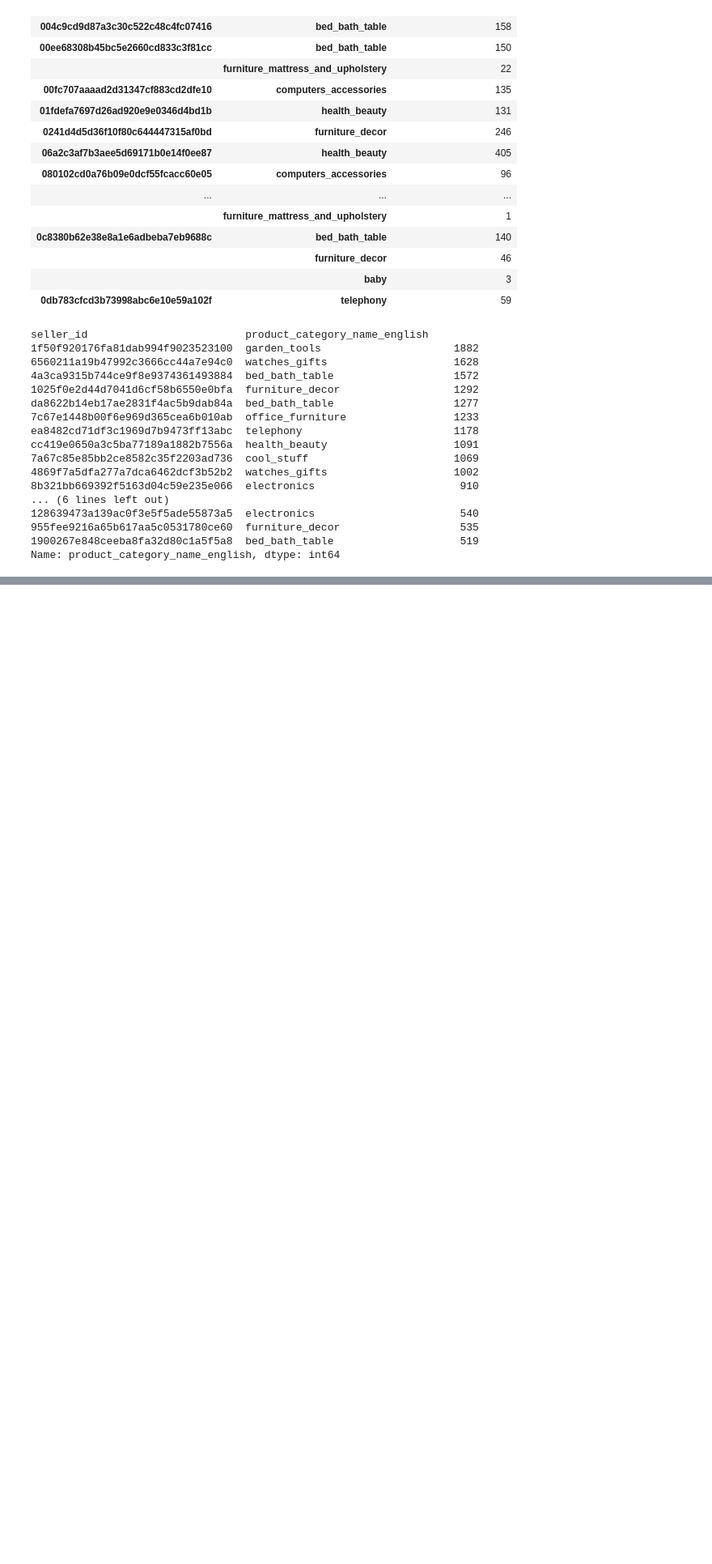
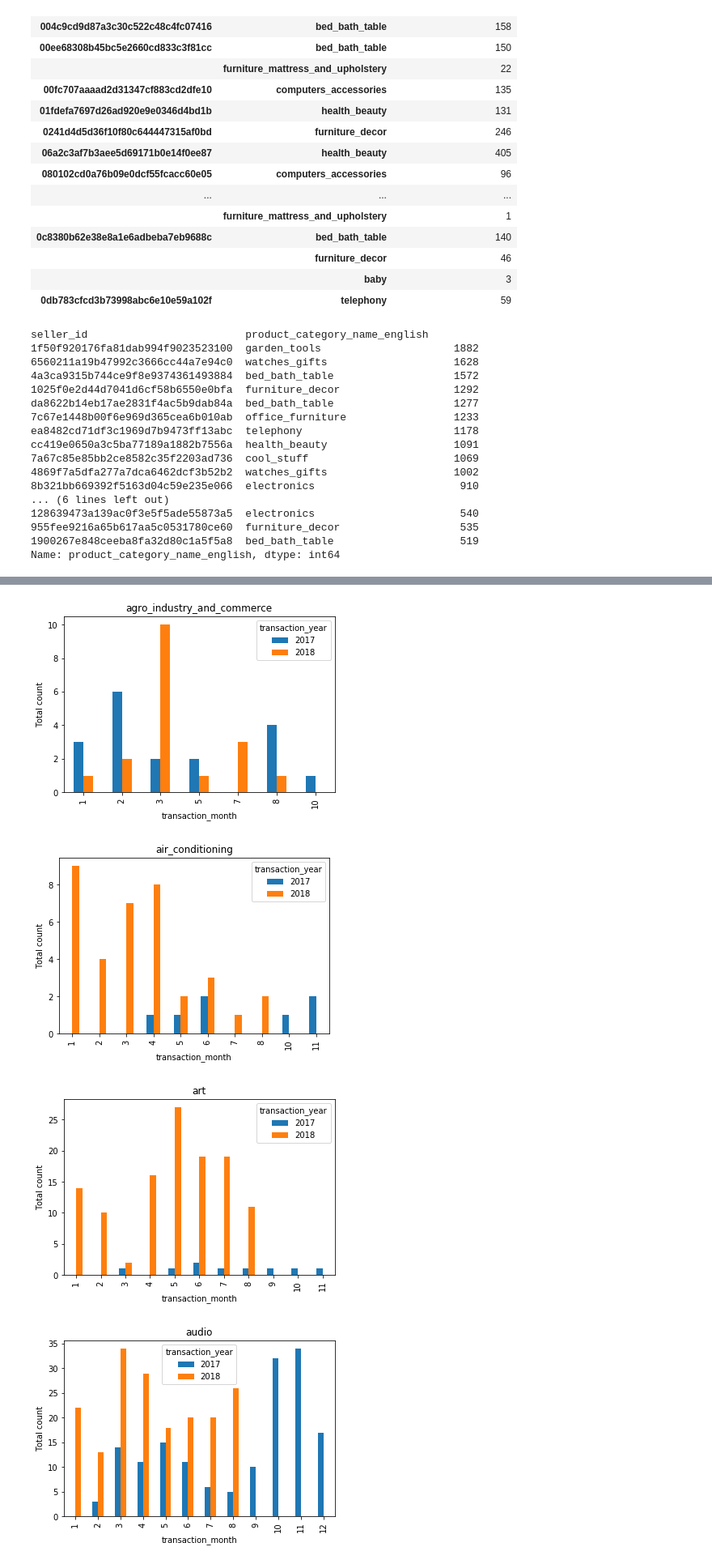
Before and after one commit to Anna103/E-commerce-Inventory-Management-by-Forecasting-Sales., a Jupyter notebook: understanding_data.ipynb, the cells around one changed output, grey strips where cells are left out. Shown: that part at 81% size. Saved outputs shown, nothing was run; the diff lists cells and outputs as text; code cells hidden in the pictures; blank space fills up the shorter version.

```diff
--- a/understanding_data.ipynb
+++ b/understanding_data.ipynb
@@ -332,0 +414,5 @@ Name: product_category_name_english, dtype: int64
+# %%
+# Try taking count of product categories sold in monthly sales
+
+data_new_count=data_new.groupby(['product_category_name_english','transaction_year','transaction_month']).size().reset_index(name='count')
+print(data_new_count.head(30))
@@ -332,0 +437,3 @@ Name: product_category_name_english, dtype: int64
+# %%
+list_of_prod_cat=list(data_new_count.product_category_name_english.unique())
+print(list_of_prod_cat)
@@ -332,0 +458,11 @@ Name: product_category_name_english, dtype: int64
+# %%
+for i in range(len(list_of_prod_cat)):
+    data_new_count[(data_new_count['product_category_name_english']==list_of_prod_cat[i])].pivot("transaction_month", "transaction_year", "count").plot(kind='bar')
+    plt.title(list_of_prod_cat[i])
+    plt.ylabel("Total count")
+    plt.subplot()
+# %% [output]
+[figure, added]
+[figure, added]
+[figure, added]
+[figure, added]
```
Also changed, not shown: parts of 15 cells of this notebook.
